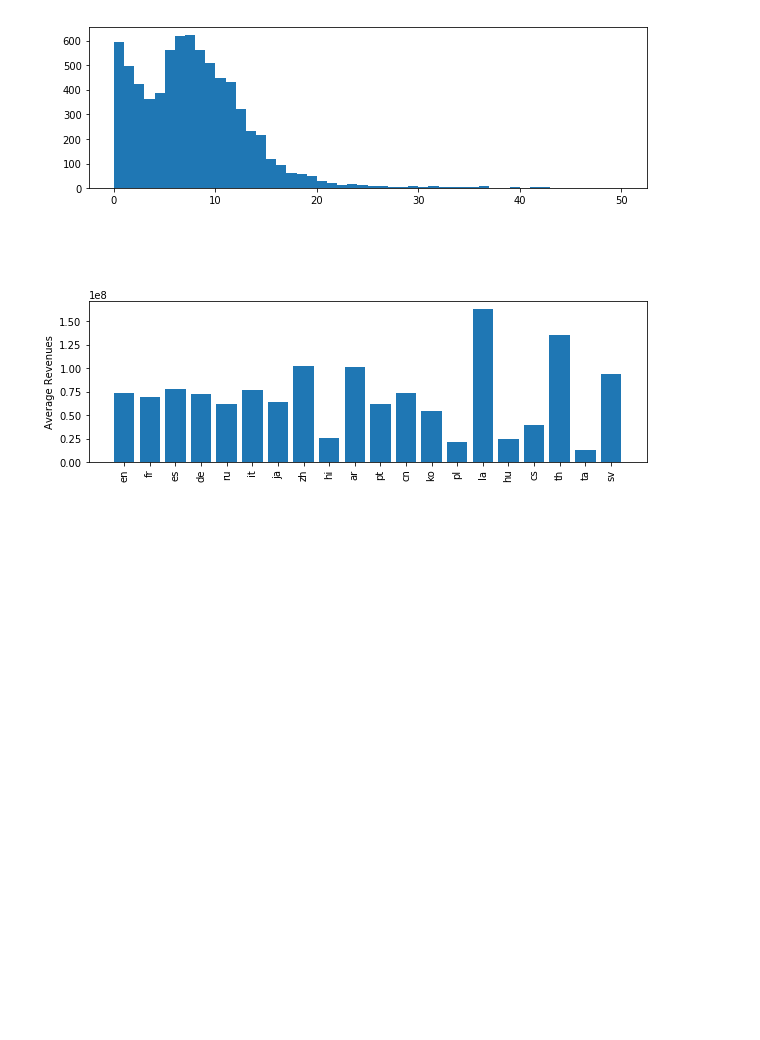
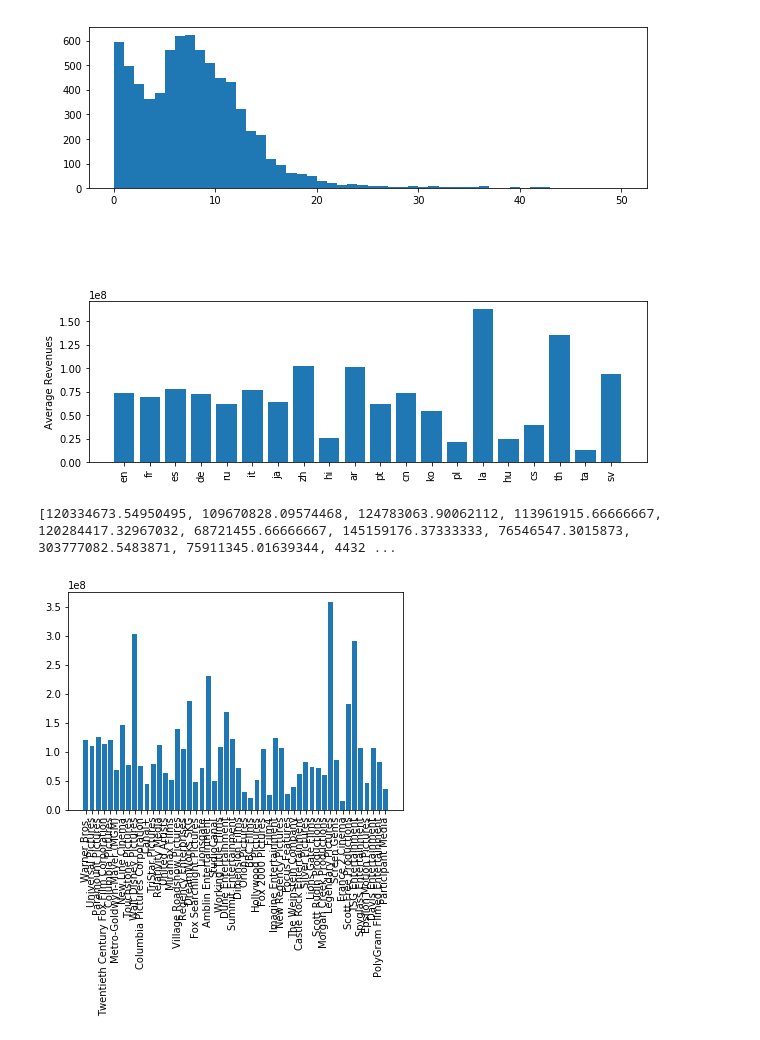
Before and after one commit to AmazingSean/kaggle_box_office, a Jupyter notebook: box_office_pred/src/src.ipynb, the cells around one changed output. Cells and saved outputs as stored; diff of their text form; code cells hidden in the pictures; blank space fills up the shorter version.

Commit message:
production_company eda

```diff
--- a/box_office_pred/src/src.ipynb
+++ b/box_office_pred/src/src.ipynb
@@ -230,0 +213,25 @@ Text(0, 0.5, 'Average Revenues')
+# %%
+# Production companies:
+company_freq = get_freqs(data['production_companies'], 'name')
+# print(company_freq)
+
+sorted_companies = sorted([(value, key) for (key, value) in company_freq.items()], reverse=True)
+top_10_companies = [i[1] for i in sorted_companies[50:100]]
+# print(top_10_companies)
+
+# One-Hot Encoding:
+for company in top_10_companies:
+    data[company] = np.where(check_values(data['production_companies'], 'name', company), 1, 0)
+
+average_revenues_by_company = []
+for company in top_10_companies:
+    revenue = data[data[company] == 1 & data['is_train']]['revenue'].dropna().values.mean()
+    average_revenues_by_company.append(revenue)
+
+print(average_revenues_by_company)
+
+plt.bar(top_10_companies, average_revenues_by_company)
+plt.tick_params(axis='x', labelrotation=90)
+# %% [output]
+[120334673.54950495, 109670828.09574468, 124783063.90062112, 113961915.66666667, 120284417.32967032, 68721455.66666667, 145159176.37333333, 76546547.3015873, 303777082.5483871, 75911345.01639344, 4432 ...
+[figure, added]
```
Also changed, not shown: parts of 3 cells of this notebook.
